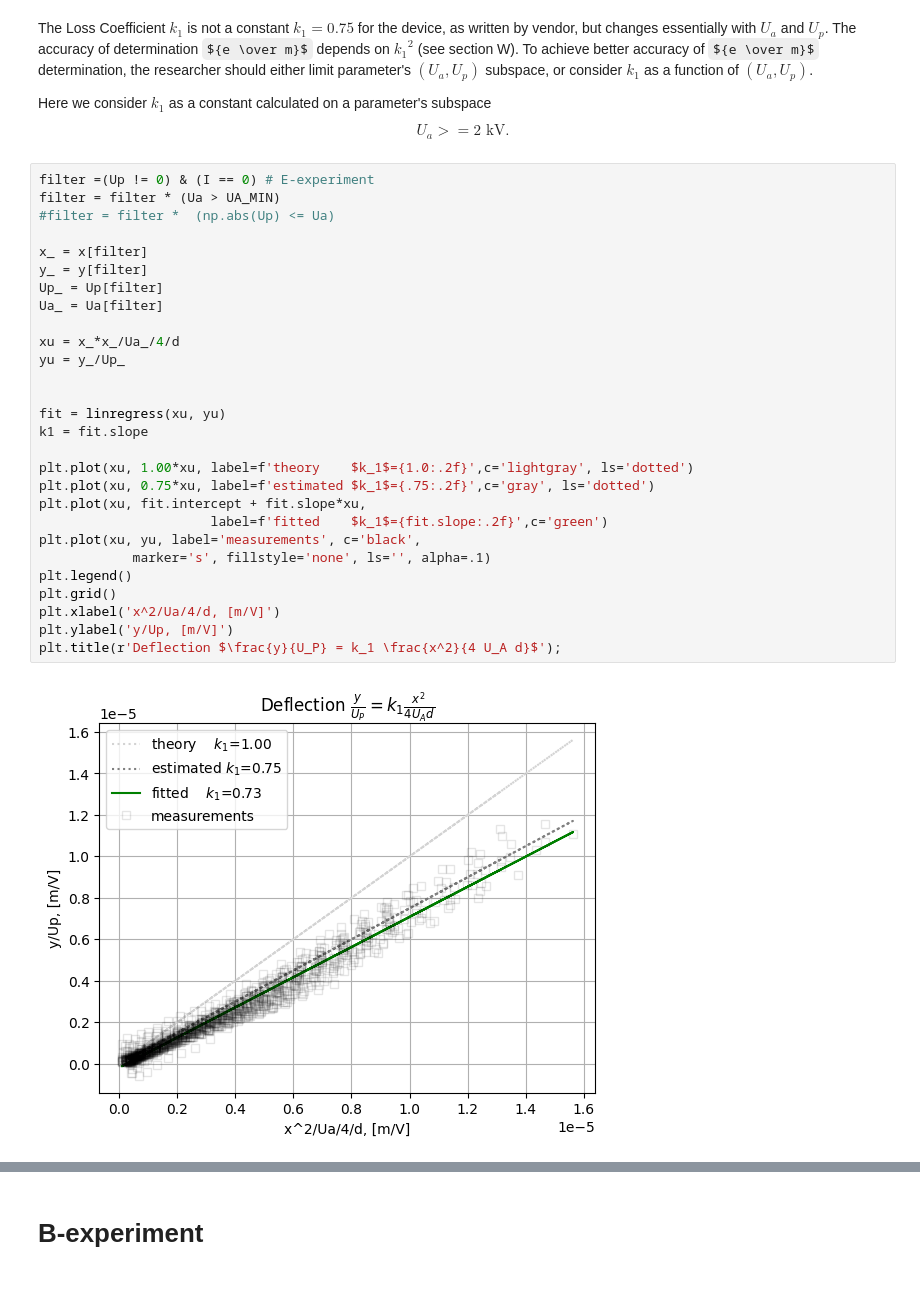
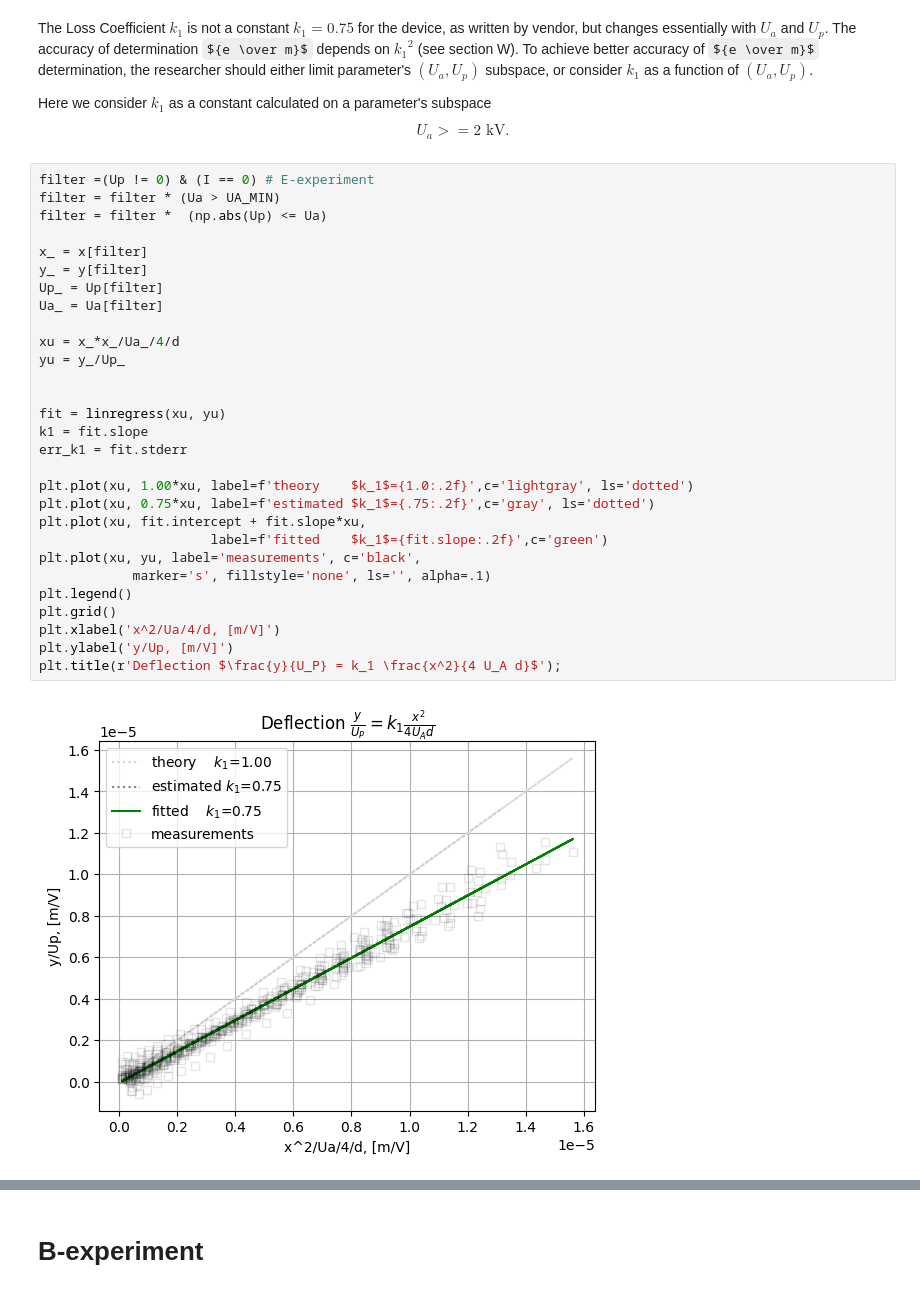
Before and after one commit to evgeny-kolonsky/Lab2_Electron, a Jupyter notebook: Lab2_Thomson2.ipynb, the cells around one changed output, grey strips where cells are left out. Drawn from its saved outputs; the diff is of its cells as text; some formulas as TeX source.

```diff
--- a/Lab2_Thomson2.ipynb
+++ b/Lab2_Thomson2.ipynb
@@ -332,30 +320,31 @@ $$ U_a >= \text{2 kV}.$$
 # %%
 filter =(Up != 0) & (I == 0) # E-experiment
 filter = filter * (Ua > UA_MIN)
-#filter = filter *  (np.abs(Up) <= Ua)
+filter = filter *  (np.abs(Up) <= Ua)
 
 x_ = x[filter]
 y_ = y[filter]
 Up_ = Up[filter]
 Ua_ = Ua[filter]
 
 xu = x_*x_/Ua_/4/d
 yu = y_/Up_
 
 
 fit = linregress(xu, yu)
 k1 = fit.slope
+err_k1 = fit.stderr
 
 plt.plot(xu, 1.00*xu, label=f'theory    $k_1$={1.0:.2f}',c='lightgray', ls='dotted')
 plt.plot(xu, 0.75*xu, label=f'estimated $k_1$={.75:.2f}',c='gray', ls='dotted')
 plt.plot(xu, fit.intercept + fit.slope*xu,
                       label=f'fitted    $k_1$={fit.slope:.2f}',c='green')
 plt.plot(xu, yu, label='measurements', c='black',
             marker='s', fillstyle='none', ls='', alpha=.1)
 plt.legend()
 plt.grid()
 plt.xlabel('x^2/Ua/4/d, [m/V]')
 plt.ylabel('y/Up, [m/V]')
 plt.title(r'Deflection $\frac{y}{U_P} = k_1 \frac{x^2}{4 U_A d}$');
 # %% [output]
-[figure, old version]
+[figure, new version]
```
Also changed, not shown: parts of 35 cells of this notebook.
